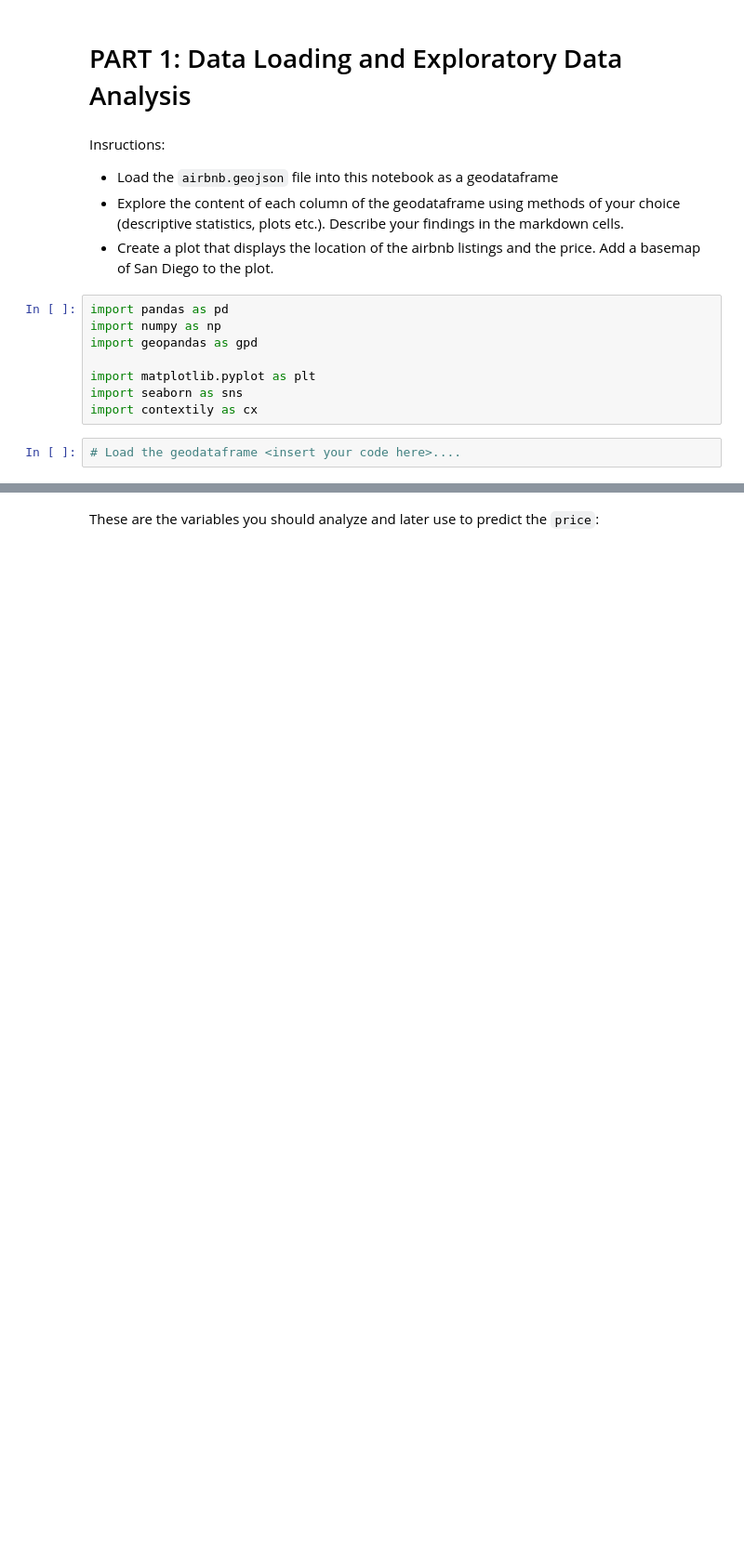
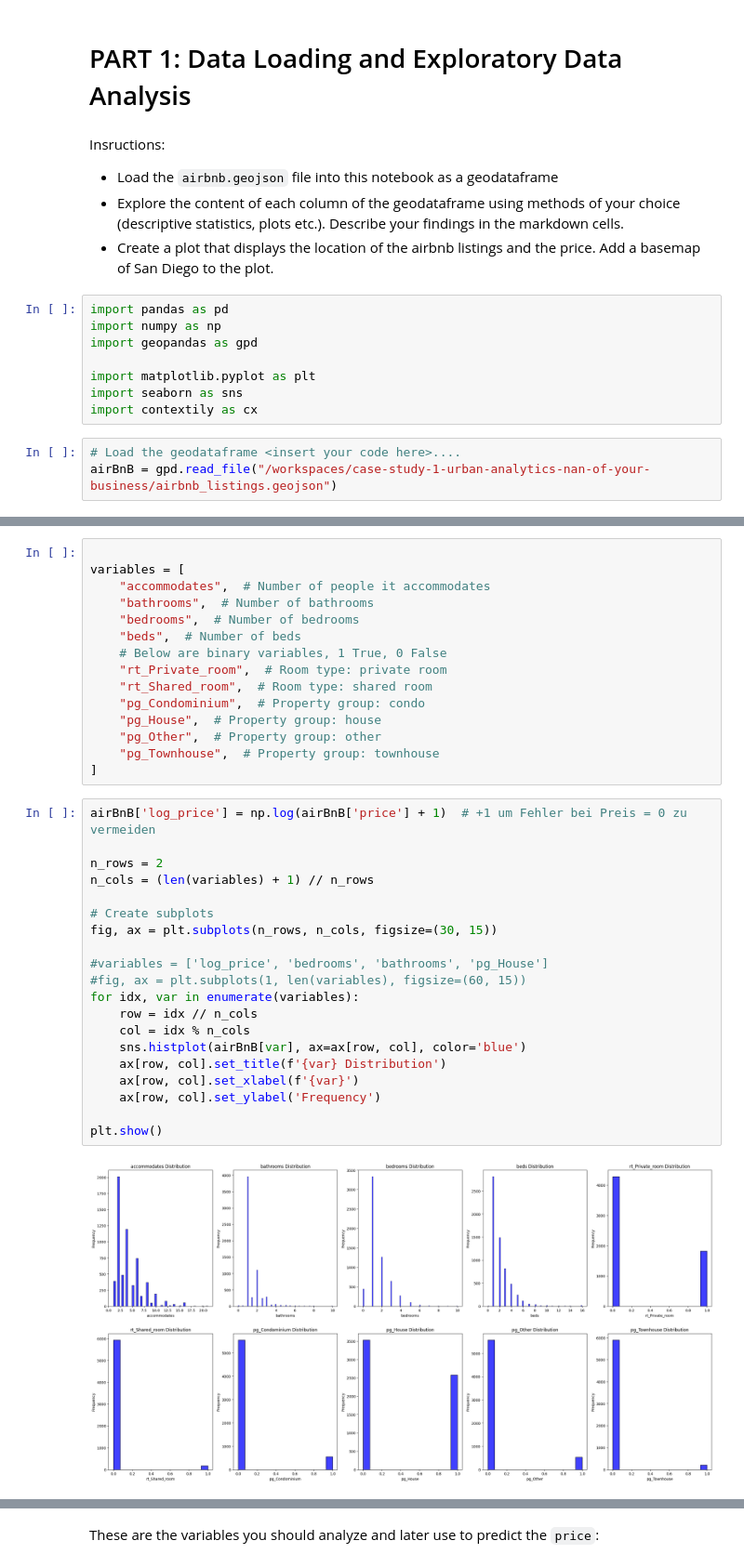
Before and after one commit to D3IP-SS24/case_study1, a Jupyter notebook: project_airbnb_template.ipynb, the cells around one changed output, grey strips where cells are left out. Shown at 93% size. Cells and saved outputs as stored; diff of their text form; blank space fills up the shorter version.

```diff
--- a/project_airbnb_template.ipynb
+++ b/project_airbnb_template.ipynb
@@ -33,3 +33,4 @@ import seaborn as sns
 import contextily as cx
 # %%
 # Load the geodataframe <insert your code here>....
+airBnB = gpd.read_file("/workspaces/case-study-1-urban-analytics-nan-of-your-business/airbnb_listings.geojson")
@@ -35,0 +73,37 @@ import contextily as cx
+# %%
+
+variables = [
+    "accommodates",  # Number of people it accommodates
+    "bathrooms",  # Number of bathrooms
+    "bedrooms",  # Number of bedrooms
+    "beds",  # Number of beds
+    # Below are binary variables, 1 True, 0 False
+    "rt_Private_room",  # Room type: private room
+    "rt_Shared_room",  # Room type: shared room
+    "pg_Condominium",  # Property group: condo
+    "pg_House",  # Property group: house
+    "pg_Other",  # Property group: other
+    "pg_Townhouse",  # Property group: townhouse
+]
+# %%
+airBnB['log_price'] = np.log(airBnB['price'] + 1)  # +1 um Fehler bei Preis = 0 zu vermeiden
+
+n_rows = 2
+n_cols = (len(variables) + 1) // n_rows
+
+# Create subplots
+fig, ax = plt.subplots(n_rows, n_cols, figsize=(30, 15))
+
+#variables = ['log_price', 'bedrooms', 'bathrooms', 'pg_House']
+#fig, ax = plt.subplots(1, len(variables), figsize=(60, 15))
+for idx, var in enumerate(variables):
+    row = idx // n_cols
+    col = idx % n_cols
+    sns.histplot(airBnB[var], ax=ax[row, col], color='blue')
+    ax[row, col].set_title(f'{var} Distribution')
+    ax[row, col].set_xlabel(f'{var}')
+    ax[row, col].set_ylabel('Frequency')
+
+plt.show()
+# %% [output]
+[figure, added]
```
Also changed, not shown: parts of 7 cells of this notebook, 1 other file.
